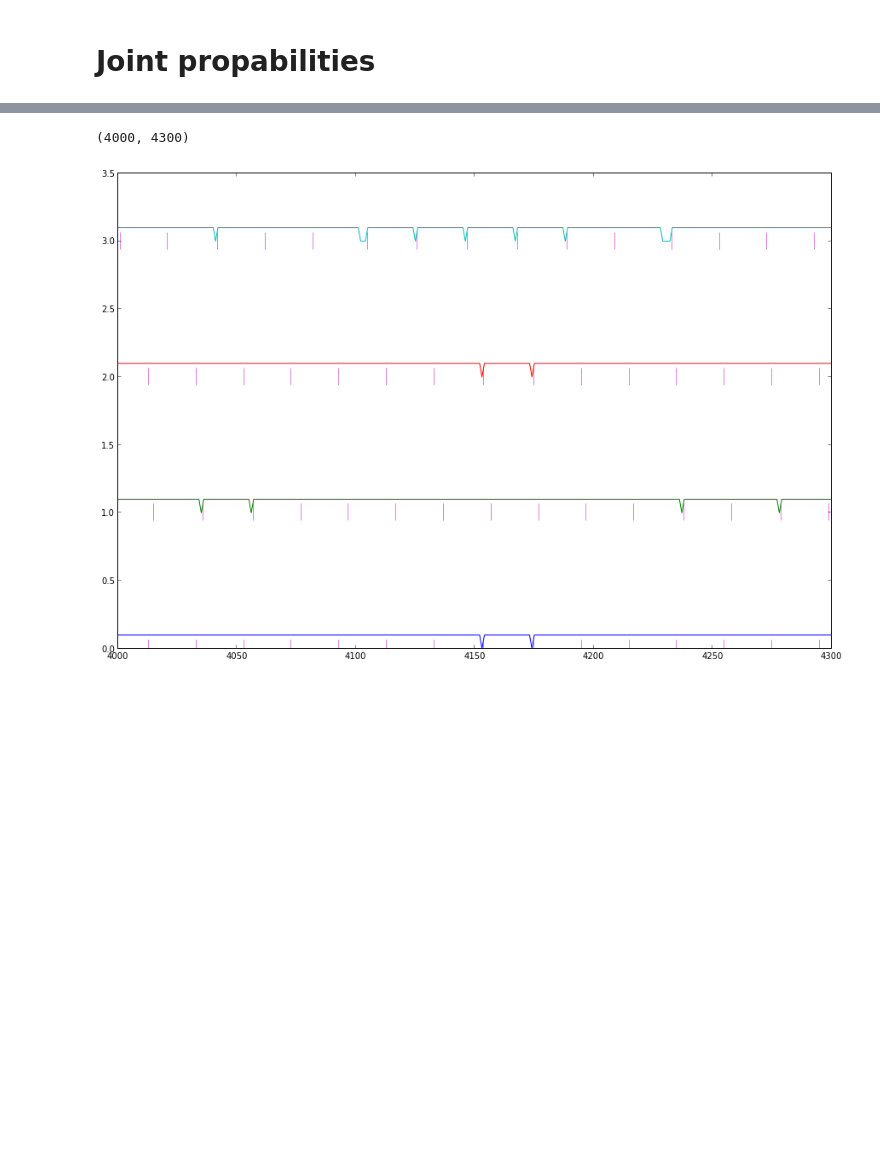
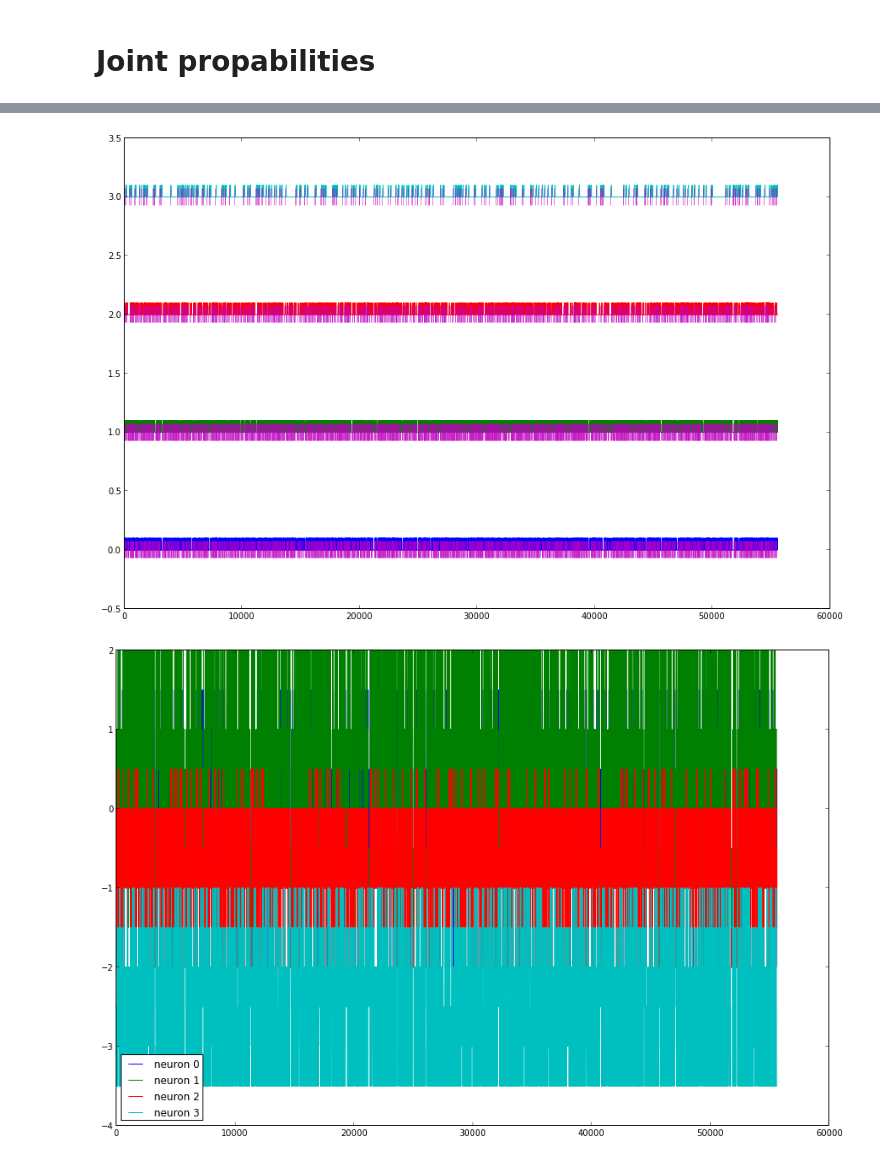
Before and after one commit to five-elephants/hw-neural-sampling, a Jupyter notebook: VHDL sampling.ipynb, the cells around one changed output, grey strips where cells are left out. Drawn from its saved outputs; the diff is of its cells as text; code cells hidden in the pictures; blank space fills up the shorter version.

```diff
--- a/VHDL sampling.ipynb
+++ b/VHDL sampling.ipynb
@@ -76,7 +67,10 @@ fire =  defaultdict(<type 'int'>, {-1.5: 0, -2.5: 0, -3.0: 536, -2.0: 0, -3.5: 0
 # %%
 reload(e)
 fig = e.plot_spikes(states_smpl, fires_smpl)
-xlim((4000, 4300))
+ylim((-0.5,3.5))
+#xlim((0, 1000))
+fig = e.plot_membrane(membrane_smpl)
+#xlim((0, 1000))
 # %% [output]
-(4000, 4300)
-[figure, old version]
+[figure, new version]
+[figure, added]
```
Also changed, not shown: parts of 5 cells of this notebook, 8 other files.
